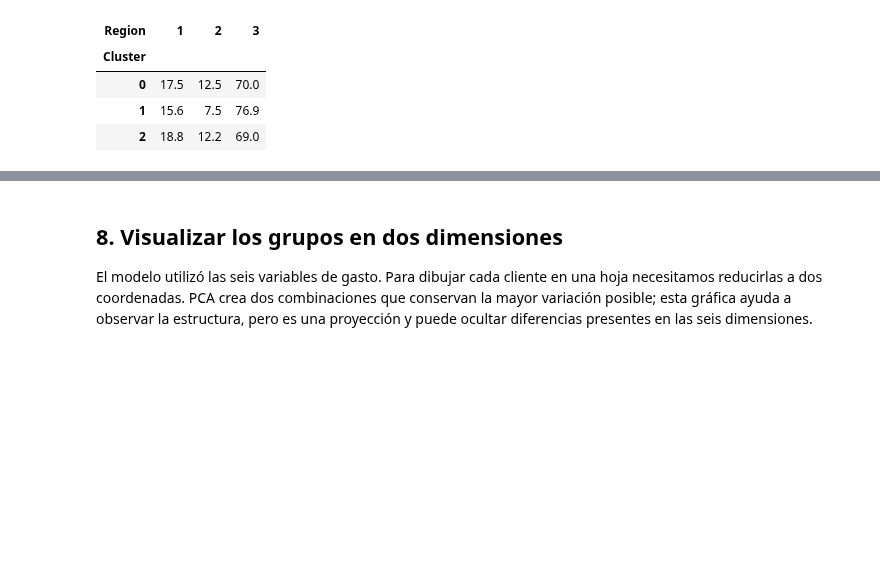
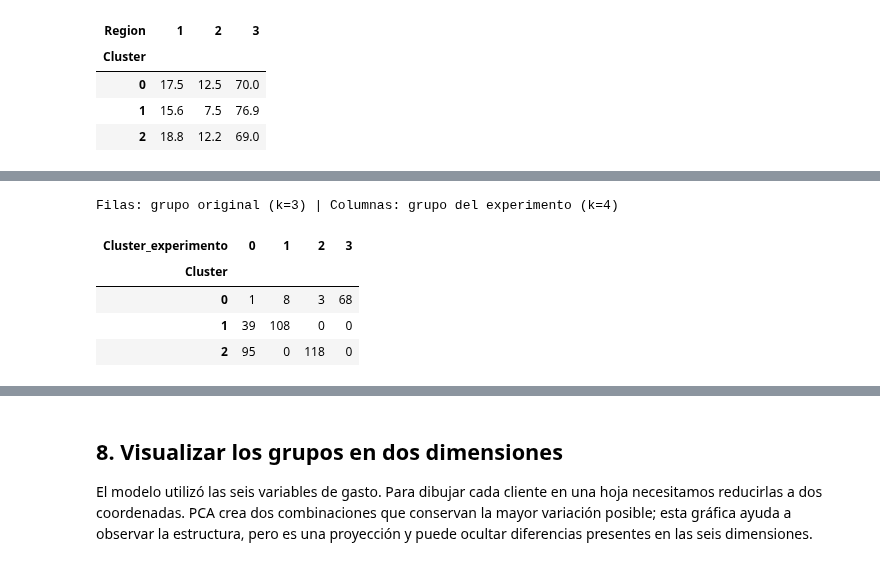
Before and after one commit to dominikcm06/BigData, a Jupyter notebook: U2_1_modelos/notebooks/U4_1_Clustering_Wholesale_Customers.ipynb, the cells around one changed output, grey strips where cells are left out. Saved outputs shown, nothing was run; the diff lists cells and outputs as text; code cells hidden in the pictures; blank space fills up the shorter version.

```diff
--- a/U2_1_modelos/notebooks/U4_1_Clustering_Wholesale_Customers.ipynb
+++ b/U2_1_modelos/notebooks/U4_1_Clustering_Wholesale_Customers.ipynb
@@ -631,0 +713,11 @@ Porcentaje de clientes por región dentro de cada grupo:
+# %%
+# ¿A qué grupo del experimento pasó cada cliente de los grupos originales?
+print("Filas: grupo original (k=3) | Columnas: grupo del experimento (k=4)")
+display(pd.crosstab(datos["Cluster"], datos["Cluster_experimento"]))
+# %% [output]
+Filas: grupo original (k=3) | Columnas: grupo del experimento (k=4)
+| Cluster_experimento | 0 | 1 | 2 | 3 |
+| Cluster |  |  |  |  |
+| 0 | 1 | 8 | 3 | 68 |
+| 1 | 39 | 108 | 0 | 0 |
+| 2 | 95 | 0 | 118 | 0 |
```
Also changed, not shown: parts of 6 cells of this notebook.
